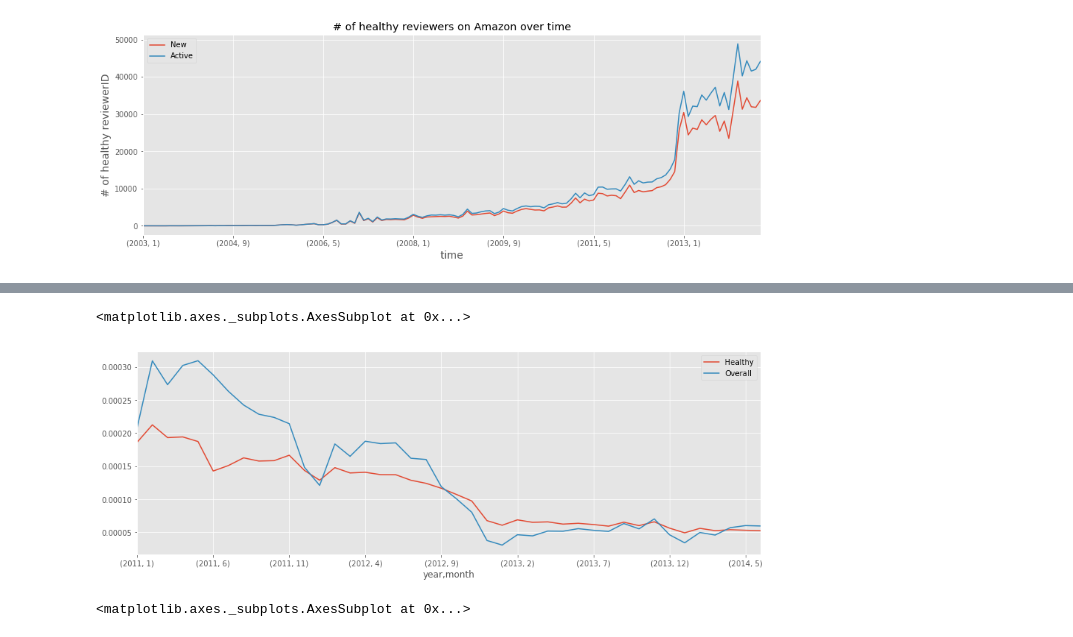
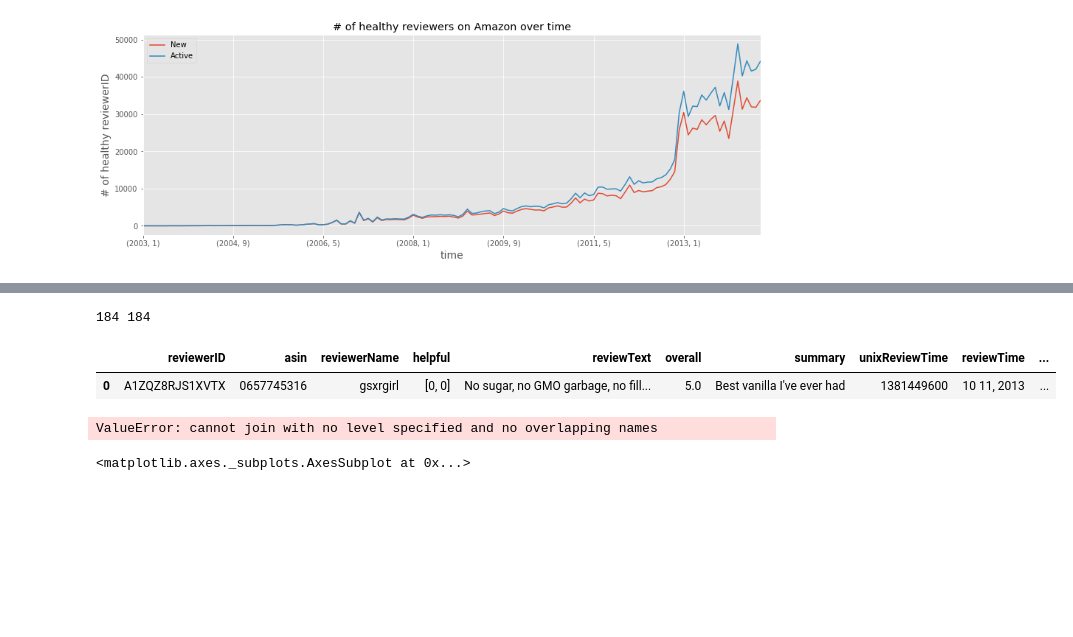
Before and after one commit to darioAnongba/EPFL-ADA, a Jupyter notebook: project/Report.ipynb, the cells around one changed output, grey strips where cells are left out. Saved outputs shown, nothing was run; the diff lists cells and outputs as text; code cells hidden in the pictures; blank space fills up the shorter version.

```diff
--- a/project/Report.ipynb
+++ b/project/Report.ipynb
@@ -283,3 +283,6 @@ plt.ylabel('# of healthy reviewerID', fontsize=14)
 # %% [output]
 Text(0,0.5,'# of healthy reviewerID')
 [figure]
+# %%
+concat_reviews_df = pd.concat([food_reviews_df, sports_reviews_df])
+concat_meta_df = pd.concat([food_meta_df, sports_meta_df])
@@ -285,0 +294,9 @@ Text(0,0.5,'# of healthy reviewerID')
+# %%
+print(len(concat_reviews_count.asin / concat_reviewers_count.Active), len(concat_reviewers_count))
+# %% [output]
+184 184
+# %%
+concat_reviews_df.head(1)
+# %% [output]
+|  | reviewerID | asin | reviewerName | helpful | reviewText | overall | summary | unixReviewTime | reviewTime | ... |
+| 0 | A1ZQZ8RJS1XVTX | 0657745316 | gsxrgirl | [0, 0] | No sugar, no GMO garbage, no fill... | 5.0 | Best vanilla I've ever had | 1381449600 | 10 11, 2013 | ... |
@@ -286,11 +308,11 @@ Text(0,0.5,'# of healthy reviewerID')
 # %%
-healthy_trend = get_trend(healthy_reviews_count, 'asin', healthy_reviewers_count, count_healthy_products, 'Healthy', 2011)
-all_trend = get_trend(reviews_growth_df, 'Total', users_growth_df, count_products, 'Overall', 2011)
+healthy_trend = get_trend(healthy_reviews_count, 'asin', healthy_reviewers_count, count_healthy_products, 'Healthy', 2004)
+all_trend = get_trend(concat_reviews_df, 'asin', concat_reviewers_count, concat_products_count, 'Both', 2004)
 trends_df = healthy_trend.join(all_trend, how='outer')
 trends_df.plot()
+plt.savefig("foo.pdf", bbox_inches='tight')
 # %% [output]
-<matplotlib.axes._subplots.AxesSubplot at 0x...>
+ValueError: cannot join with no level specified and no overlapping names
-[figure, removed]
 # %%
 food_products_count = get_products_stat(food_reviews_df, food_meta_df)
 food_products_count[['New', 'Active']].plot()
```
Also changed, not shown: parts of 2 cells of this notebook, 2 other files.
